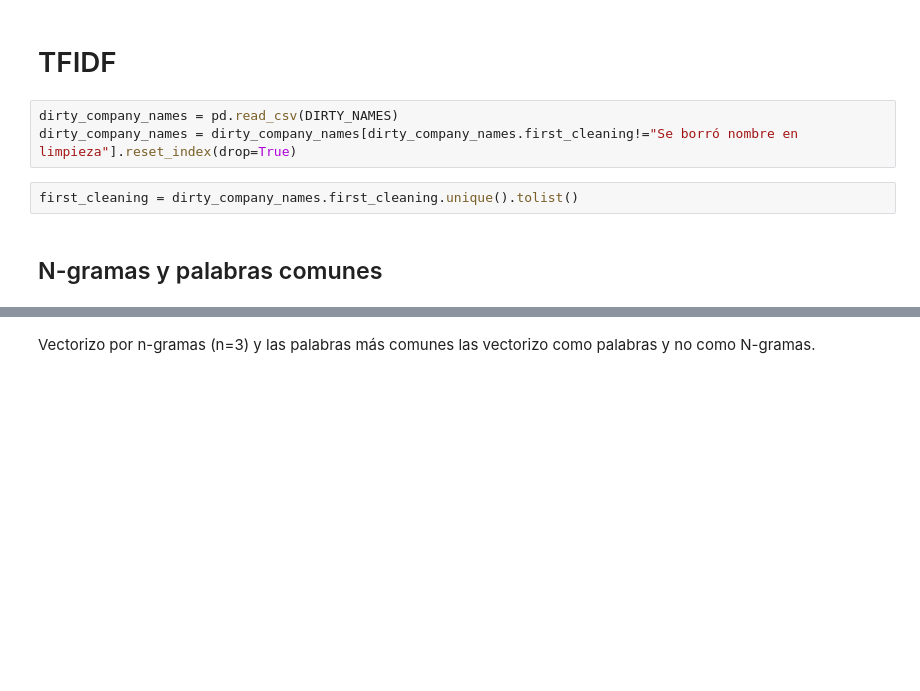
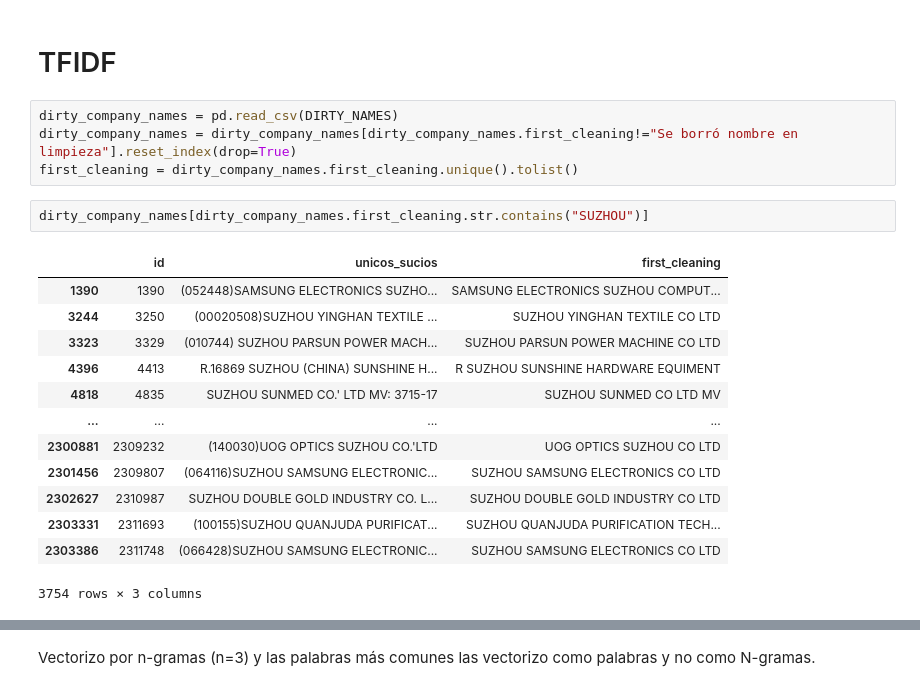
Before and after one commit to Ignacio-Ibarra/Approximate-String-Matching, a Jupyter notebook: TFIDF_String_Matching.ipynb, the cells around one changed output, grey strips where cells are left out. Cells and saved outputs as stored; diff of their text form; blank space fills up the shorter version.

```diff
--- a/TFIDF_String_Matching.ipynb
+++ b/TFIDF_String_Matching.ipynb
@@ -41,7 +41,20 @@ Drive already mounted at /content/drive; to attempt to forcibly remount, call dr
 # %%
 dirty_company_names = pd.read_csv(DIRTY_NAMES)
 dirty_company_names = dirty_company_names[dirty_company_names.first_cleaning!="Se borró nombre en limpieza"].reset_index(drop=True)
+first_cleaning = dirty_company_names.first_cleaning.unique().tolist()
-# %%
-first_cleaning = dirty_company_names.first_cleaning.unique().tolist()
-# %% [markdown]
-## N-gramas y palabras comunes
+# %%
+dirty_company_names[dirty_company_names.first_cleaning.str.contains("SUZHOU")]
+# %% [output]
+|  | id | unicos_sucios | first_cleaning |
+| 1390 | 1390 | (052448)SAMSUNG ELECTRONICS SUZHO... | SAMSUNG ELECTRONICS SUZHOU COMPUT... |
+| 3244 | 3250 | (00020508)SUZHOU YINGHAN TEXTILE ... | SUZHOU YINGHAN TEXTILE CO LTD |
+| 3323 | 3329 | (010744) SUZHOU PARSUN POWER MACH... | SUZHOU PARSUN POWER MACHINE CO LTD |
+| 4396 | 4413 | R.16869 SUZHOU (CHINA) SUNSHINE H... | R SUZHOU SUNSHINE HARDWARE EQUIMENT |
+| 4818 | 4835 | SUZHOU SUNMED CO.' LTD MV: 3715-17 | SUZHOU SUNMED CO LTD MV |
+| ... | ... | ... | ... |
+| 2300881 | 2309232 | (140030)UOG OPTICS SUZHOU CO.'LTD | UOG OPTICS SUZHOU CO LTD |
+| 2301456 | 2309807 | (064116)SUZHOU SAMSUNG ELECTRONIC... | SUZHOU SAMSUNG ELECTRONICS CO LTD |
+| 2302627 | 2310987 | SUZHOU DOUBLE GOLD INDUSTRY CO. L... | SUZHOU DOUBLE GOLD INDUSTRY CO LTD |
+| 2303331 | 2311693 | (100155)SUZHOU QUANJUDA PURIFICAT... | SUZHOU QUANJUDA PURIFICATION TECH... |
+| 2303386 | 2311748 | (066428)SUZHOU SAMSUNG ELECTRONIC... | SUZHOU SAMSUNG ELECTRONICS CO LTD |
+3754 rows × 3 columns
```
Also changed, not shown: parts of 40 cells of this notebook.
